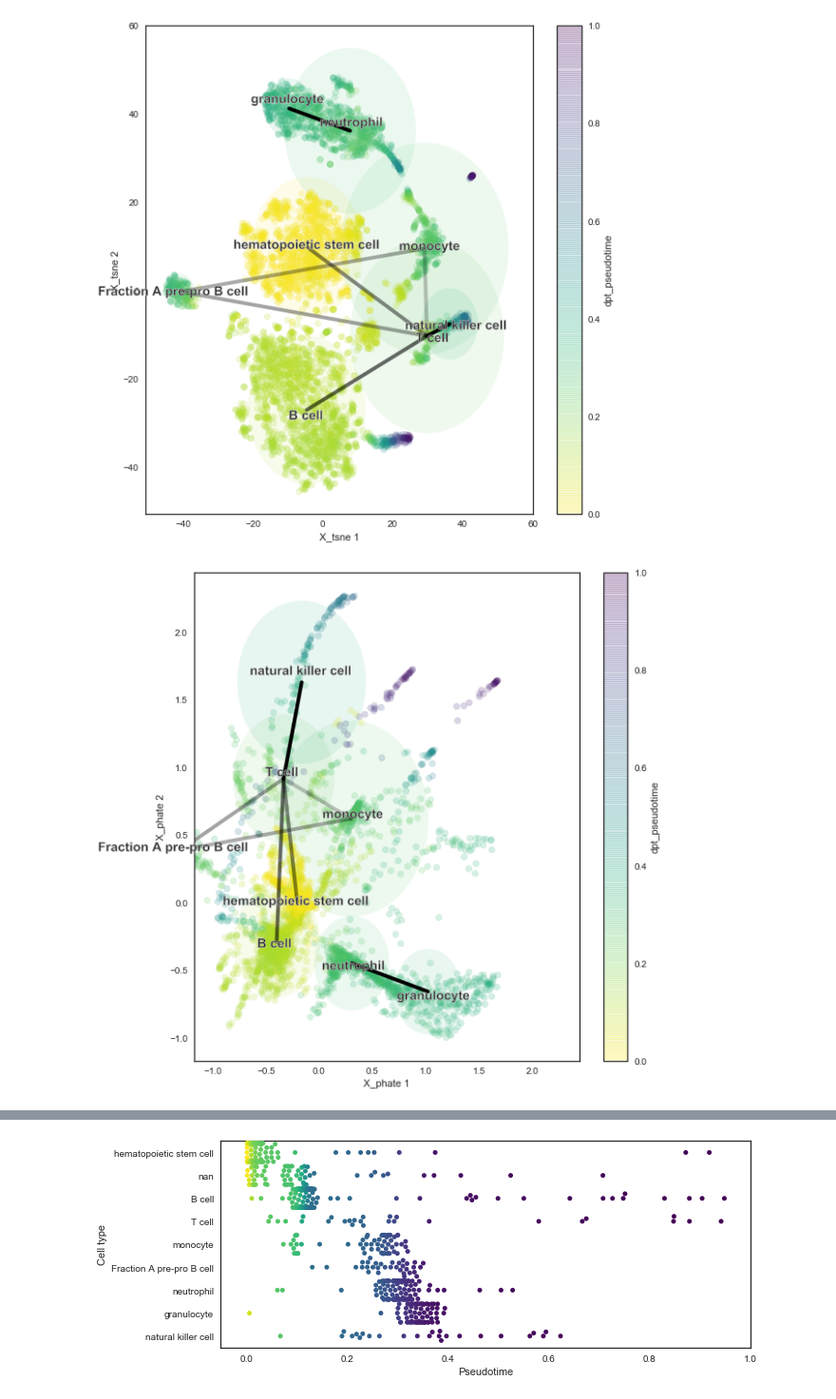
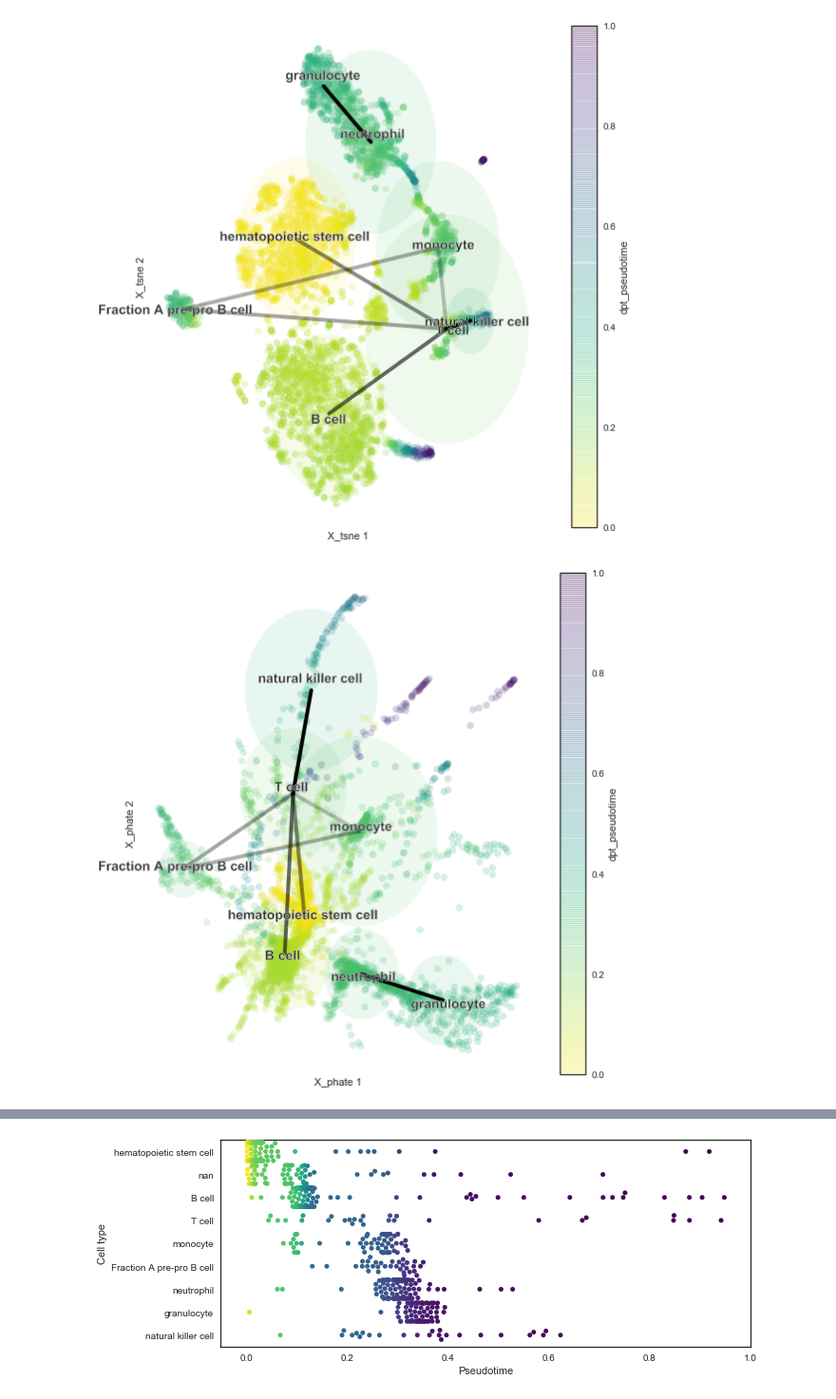
Before and after one commit to chanzuckerberg/cellxgene-compbio-methods, a Jupyter notebook: tabula-muris/bone-marrow-scanpy-trajectory.ipynb, the cells around one changed output, grey strips where cells are left out. Shown: that part at 95% size. Cells and saved outputs as stored; diff of their text form; code cells hidden in the pictures.

Commit message:
Tidy up plots

```diff
--- a/tabula-muris/bone-marrow-scanpy-trajectory.ipynb
+++ b/tabula-muris/bone-marrow-scanpy-trajectory.ipynb
@@ -221,7 +222,14 @@ def plot_layout_paga(adata, xy_key = 'X_umap', colorby = 'dpt_pseudotime', cmap=
     plt.tight_layout()
     ax.set_xlabel('%s 1'%xy_key)
     ax.set_ylabel('%s 2'%xy_key)
-    ax.set_xlim(ax.get_ylim())
+#     ax.set_xlim(ax.get_ylim())
+    ax.spines['top'].set_visible(False)
+    ax.spines['right'].set_visible(False)
+    ax.spines['bottom'].set_visible(False)
+    ax.spines['left'].set_visible(False)
+    ax.get_xaxis().set_ticks([])
+    ax.get_yaxis().set_ticks([])
+
     try:
         cax.set_label(colorby)
     except:
@@ -240,5 +248,5 @@ plot_layout_paga(adata, xy_key='X_phate', group_key='cell_type', colorby='dpt_ps
-[figure, old version]
+[figure, new version]
-[figure, old version]
+[figure, new version]
 # %%
 def plot_chord_diagram(adata, group_key, threshold = 0.1):
     groups = sorted(list(adata.obs[group_key].cat.categories),
```
Also changed, not shown: parts of 6 cells of this notebook.
